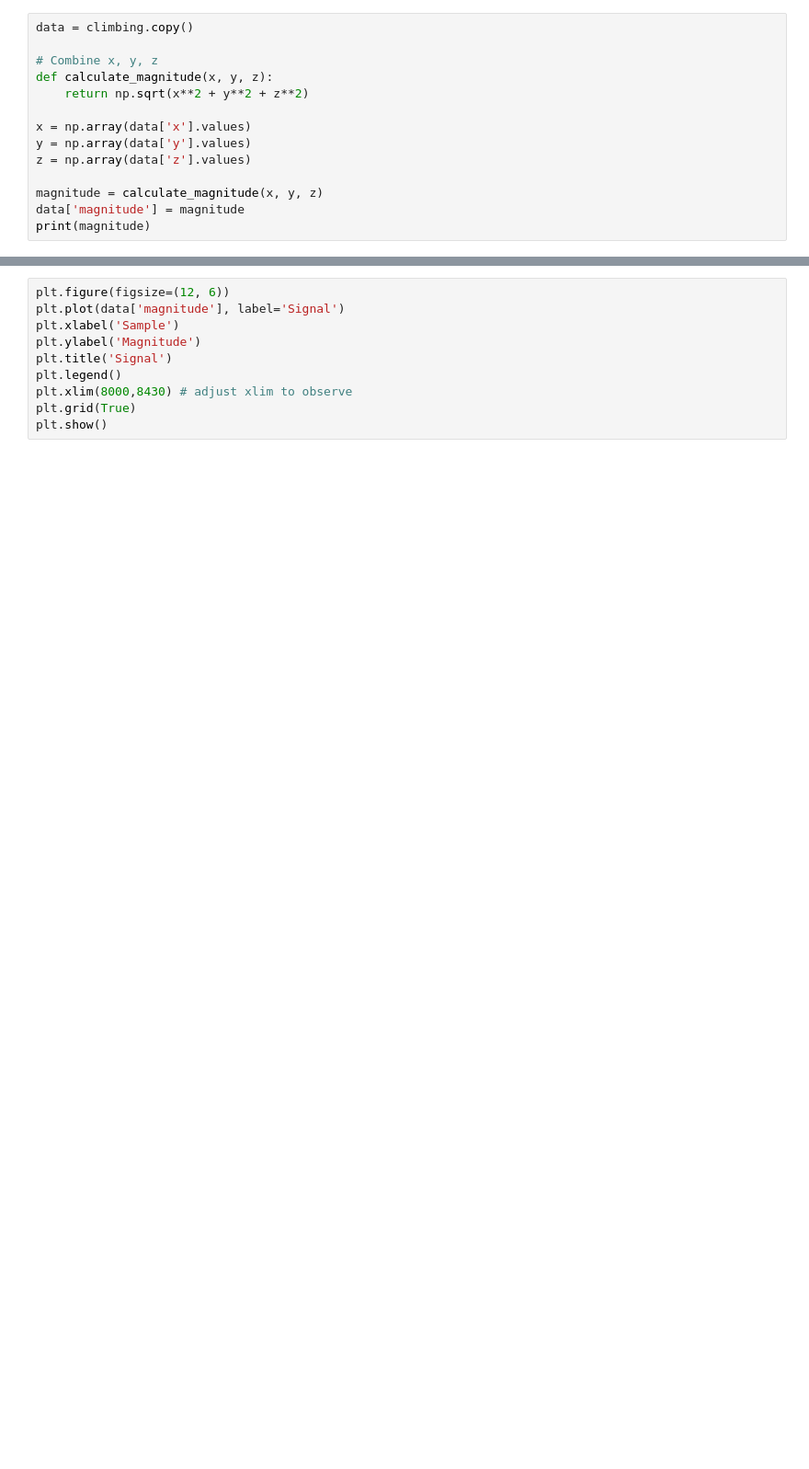
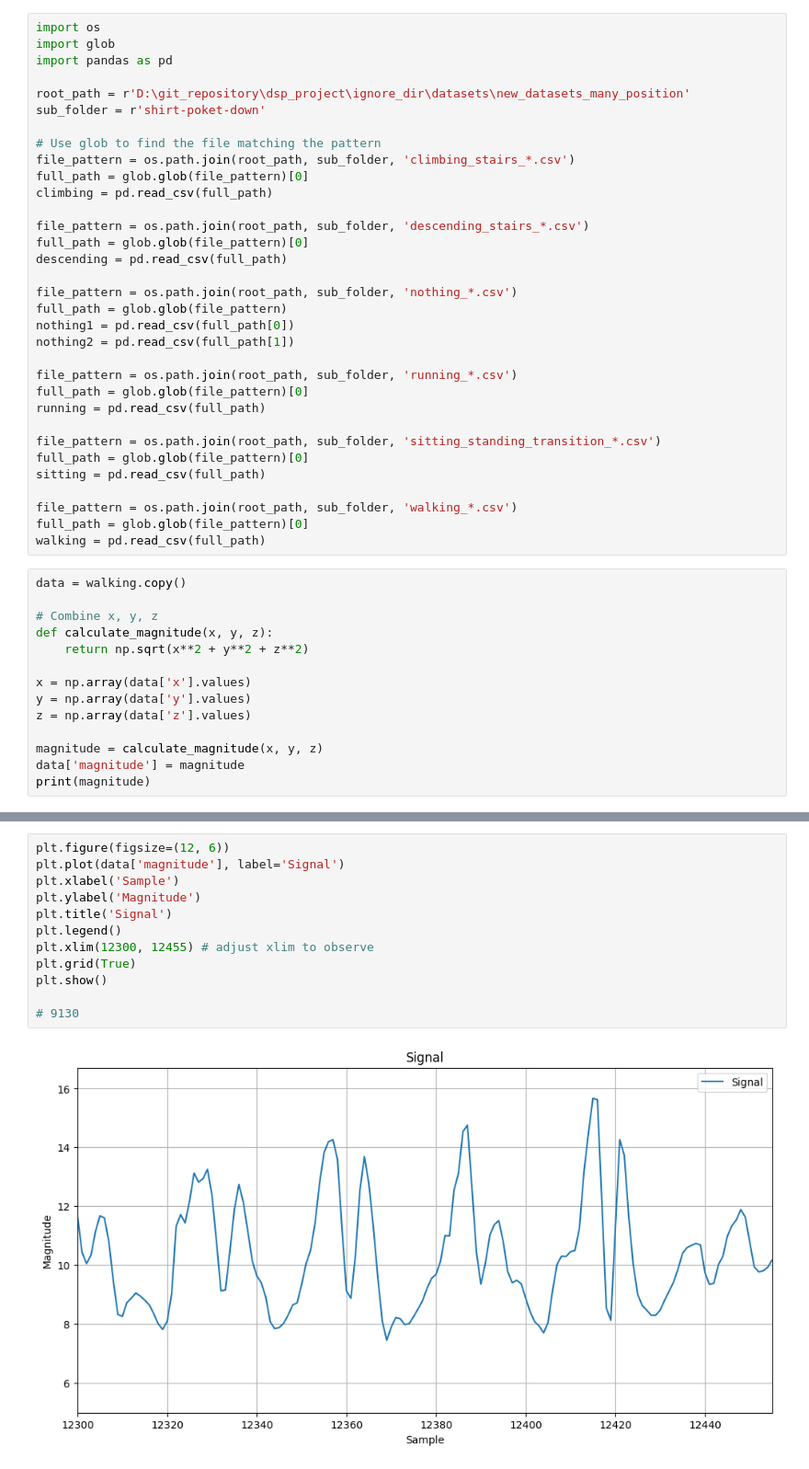
Before and after one commit to tanaratsaehia/dsp_project, a Jupyter notebook: data_preparation/strip_data.ipynb, the cells around one changed output, grey strips where cells are left out. Shown: that part at 92% size. Saved outputs shown, nothing was run; the diff lists cells and outputs as text; blank space fills up the shorter version.

```diff
--- a/data_preparation/strip_data.ipynb
+++ b/data_preparation/strip_data.ipynb
@@ -15,5 +8,38 @@ walking = pd.read_csv('/content/new_datasets_many_position/backpack/walking_27-0
+# %%
+import os
+import glob
+import pandas as pd
+
+root_path = r'D:\git_repository\dsp_project\ignore_dir\datasets\new_datasets_many_position'
+sub_folder = r'shirt-poket-down'
+
+# Use glob to find the file matching the pattern
+file_pattern = os.path.join(root_path, sub_folder, 'climbing_stairs_*.csv')
+full_path = glob.glob(file_pattern)[0]
+climbing = pd.read_csv(full_path)
+
+file_pattern = os.path.join(root_path, sub_folder, 'descending_stairs_*.csv')
+full_path = glob.glob(file_pattern)[0]
+descending = pd.read_csv(full_path)
+
+file_pattern = os.path.join(root_path, sub_folder, 'nothing_*.csv')
+full_path = glob.glob(file_pattern)
+nothing1 = pd.read_csv(full_path[0])
+nothing2 = pd.read_csv(full_path[1])
+
+file_pattern = os.path.join(root_path, sub_folder, 'running_*.csv')
+full_path = glob.glob(file_pattern)[0]
+running = pd.read_csv(full_path)
+
+file_pattern = os.path.join(root_path, sub_folder, 'sitting_standing_transition_*.csv')
+full_path = glob.glob(file_pattern)[0]
+sitting = pd.read_csv(full_path)
+
+file_pattern = os.path.join(root_path, sub_folder, 'walking_*.csv')
+full_path = glob.glob(file_pattern)[0]
+walking = pd.read_csv(full_path)
 # %%
-data = climbing.copy()
+data = walking.copy()
 
 # Combine x, y, z
 def calculate_magnitude(x, y, z):
@@ -29,11 +58,15 @@ print(magnitude)
 # %%
 plt.figure(figsize=(12, 6))
 plt.plot(data['magnitude'], label='Signal')
 plt.xlabel('Sample')
 plt.ylabel('Magnitude')
 plt.title('Signal')
 plt.legend()
-plt.xlim(8000,8430) # adjust xlim to observe
+plt.xlim(12300, 12455) # adjust xlim to observe
 plt.grid(True)
 plt.show()
+
+# 9130
+# %% [output]
+[figure, added]
 # %%
```
Also changed, not shown: parts of 7 cells of this notebook.
